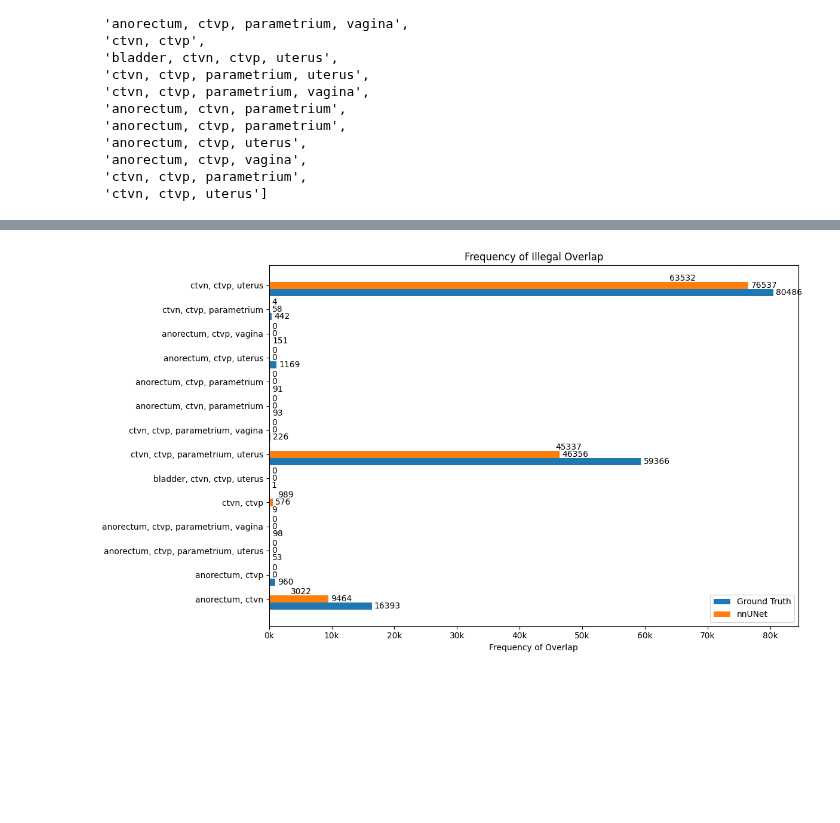
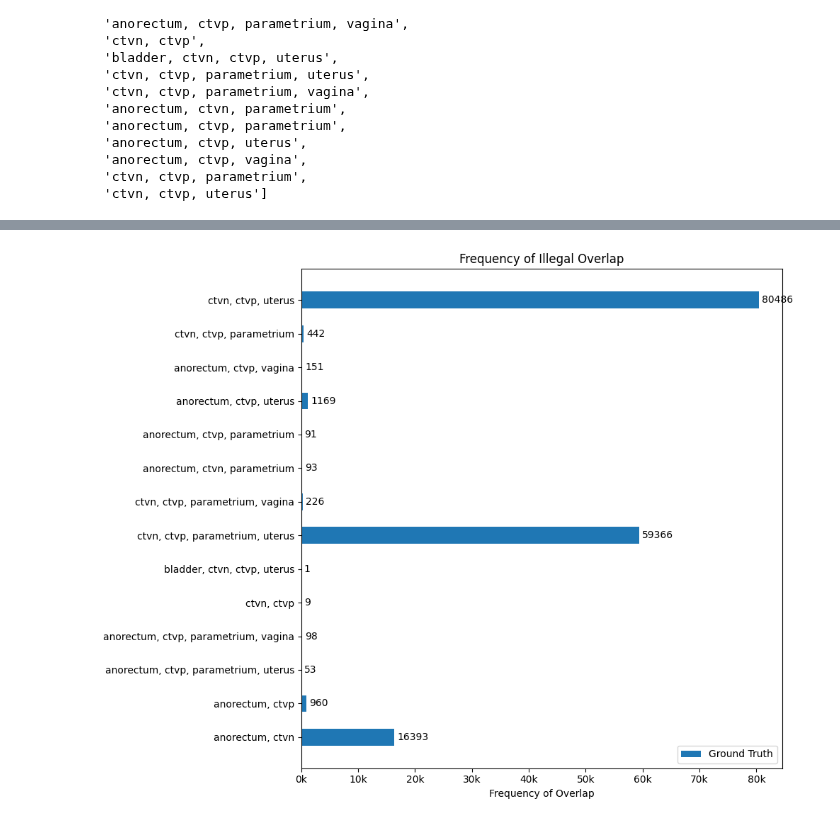
Before and after one commit to avzh1/radiotherapy, a Jupyter notebook: research/source/code/nnUNet/3_gt_engineering/5_num_incorrect_classifications copy.ipynb, the cells around one changed output, grey strips where cells are left out. Drawn from its saved outputs; the diff is of its cells as text; code cells hidden in the pictures; blank space fills up the shorter version.

Commit message:
illegal overlap grpah changes

```diff
--- a/research/source/code/nnUNet/3_gt_engineering/5_num_incorrect_classifications copy.ipynb
+++ b/research/source/code/nnUNet/3_gt_engineering/5_num_incorrect_classifications copy.ipynb
@@ -364,48 +382,48 @@ import matplotlib.pyplot as plt
 import matplotlib.ticker as ticker
 import numpy as np
 
-fig, ax1 = plt.subplots(figsize=(12, 7))
+fig, ax1 = plt.subplots(figsize=(10, 7))
 
 N = len(type_of_overlap_non_zero)
 ind = np.arange(N)  # the x locations for the groups
 
 # Plot bars
-height = 0.3
+height = .5
 bars1 = ax1.barh(ind, frequency_of_overlap_non_zero, height=height, label='Ground Truth')
-bars2 = ax1.barh(ind + height, frequency_of_overlap_non_zero_nnunet_baseline, height=height, label='nnU-Net Baseline')
+# bars2 = ax1.barh(ind + 3 * height, frequency_of_overlap_non_zero_nnunet_baseline, height=height, label='nnU-Net Baseline')
 # bars3 = ax1.barh(ind + 2 * height, frequency_of_overlap_non_zero_totalsegmentator_baseline, height=height, label='Total Segmentator Baseline')
-bars4 = ax1.barh(ind + 2 * height, frequency_of_overlap_non_zero_nnunet_cervical, height=height, label='nnU-Net Cervical')
-bars5 = ax1.barh(ind + 3 * height, frequency_of_overlap_non_zero_totalsegmentator_cervical, height=height, label='Total Segmentator Cervical')
-
-# bars3 = ax1.barh(ind + 2 * height, frequency_of_overlap_non_zero_totalsegmentator, height=height, label='Total Segmentator')
+# bars4 = ax1.barh(ind + 1 * height, frequency_of_overlap_non_zero_nnunet_cervical, height=height, label='nnU-Net Cervical')
+# bars5 = ax1.barh(ind + 0 * height, frequency_of_overlap_non_zero_totalsegmentator_cervical, height=height, label='Total Segmentator Cervical')
 
 # Customize plot
 ax1.set_xlabel('Frequency of Overlap')
-ax1.set_yticks(ind + height)
+ax1.set_yticks(ind)
 ax1.set_yticklabels(type_of_overlap_non_zero)
 ax1.tick_params(axis='y', rotation=0)
 ax1.xaxis.set_major_formatter(ticker.FuncFormatter(lambda x, pos: f'{x/1000:.0f}k'))
 
 # Add value labels to bars
 def add_value_labels(bars):
     for bar in bars:
         width = bar.get_width()
         ax1.annotate(f'{width}', xy=(width, bar.get_y() + bar.get_height() / 2),
                      xytext=(3, 0),  # 3 points horizontal offset
                      textcoords="offset points",
                      ha='left', va='center')
 
 # Call function to add labels
 add_value_labels(bars1)
-add_value_labels(bars2)
-add_value_labels(bars3)
+# add_value_labels(bars2)
+# add_value_labels(bars3)
+# add_value_labels(bars4)
+# add_value_labels(bars5)
 
 # Add legend and title
 plt.legend()
 plt.title('Frequency of Illegal Overlap')
 
 plt.tight_layout()  # Ensures all labels and titles fit within the figure area
 
 plt.show()
 # %% [output]
-[figure, old version]
+[figure, new version]
```
Also changed, not shown: parts of 1 cell of this notebook, 2 other files.
